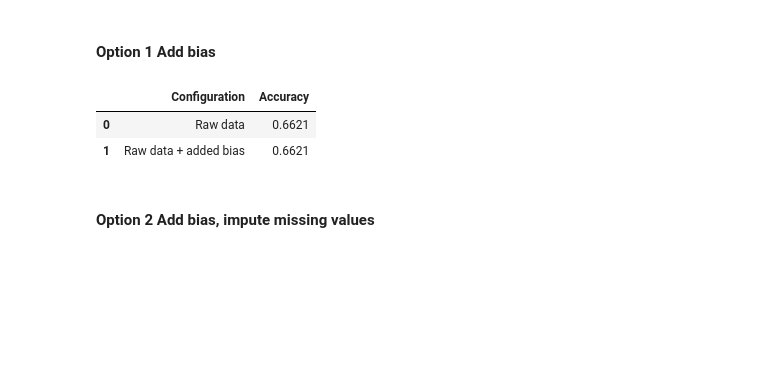
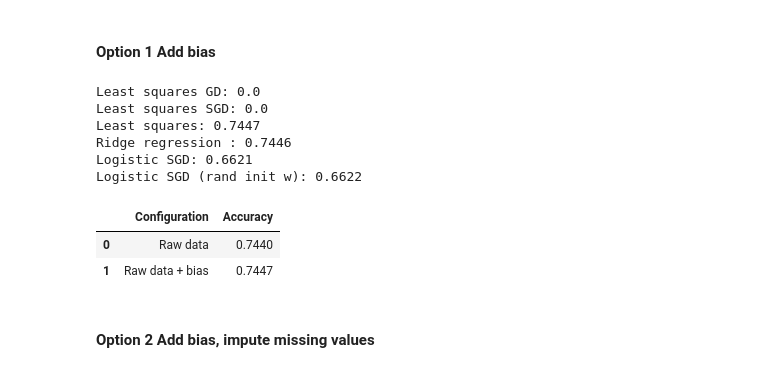
Before and after one commit to oganesManasian/EPFL-Machine-Learning-Higgs-2019, a Jupyter notebook: scripts/project1.ipynb, the cells around one changed output. Cells and saved outputs as stored; diff of their text form; code cells hidden in the pictures; blank space fills up the shorter version.

```diff
--- a/scripts/project1.ipynb
+++ b/scripts/project1.ipynb
@@ -204,0 +244,2 @@ acc_0 = compute_accuracy(y_te, y_pr)
+# %%
+acc_0 = compare_solvers(tX, y)
@@ -228,10 +267,19 @@ acc_1 = compute_accuracy(y_te, y_pr)
+# %%
+acc_1 = compare_solvers(tX_1, y)
+# %% [output]
+Least squares GD: 0.0
+Least squares SGD: 0.0
+Least squares: 0.7447
+Ridge regression : 0.7446
+Logistic SGD: 0.6621
+Logistic SGD (rand init w): 0.6622
 # %%
-results.loc[len(results)] = ("Raw data + added bias", acc_1)
+results.loc[len(results)] = ("Raw data + bias", acc_1)
 results
 # %% [output]
 |  | Configuration | Accuracy |
-| 0 | Raw data | 0.6621 |
-| 1 | Raw data + added bias | 0.6621 |
+| 0 | Raw data | 0.7440 |
+| 1 | Raw data + bias | 0.7447 |
 # %% [markdown]
 #### Option 2 Add bias, impute missing values
 # %%
```
Also changed, not shown: parts of 29 cells of this notebook.
